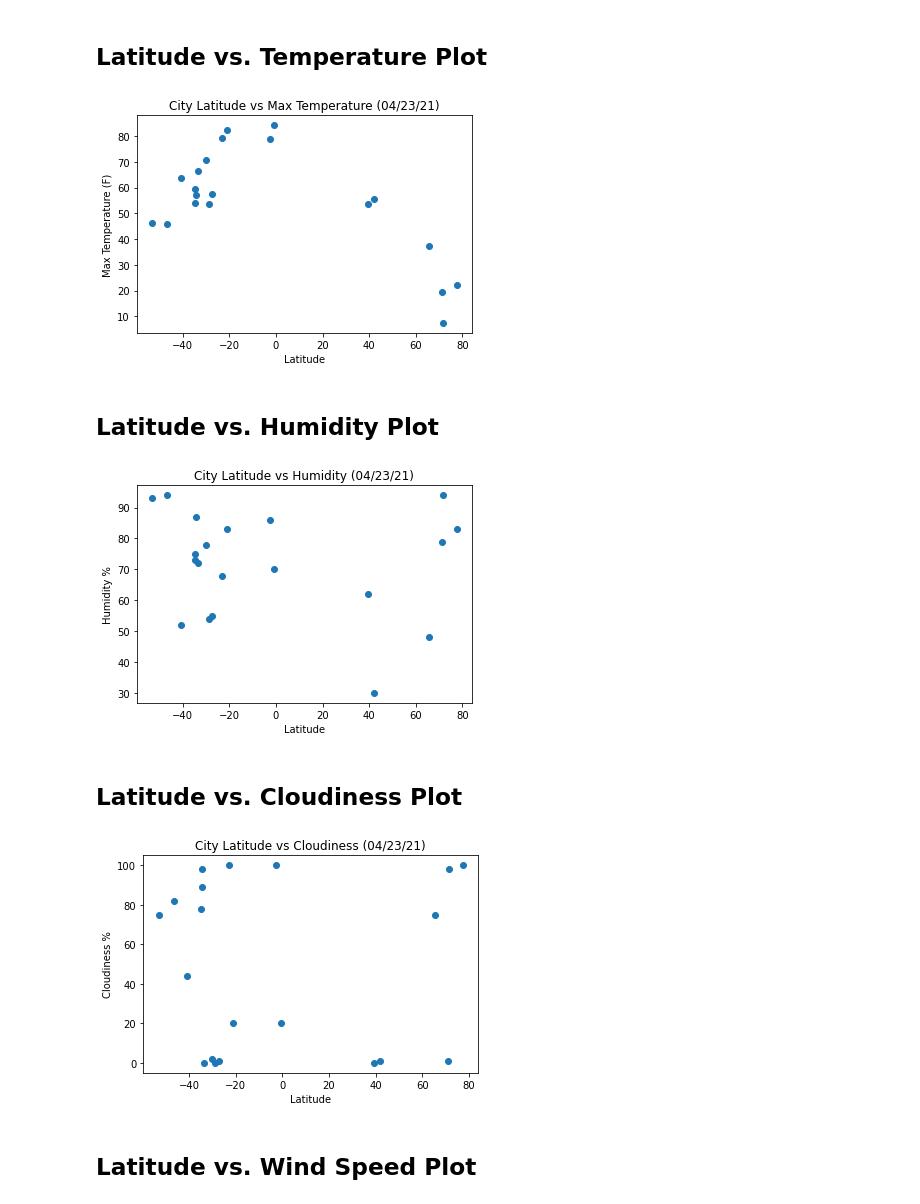
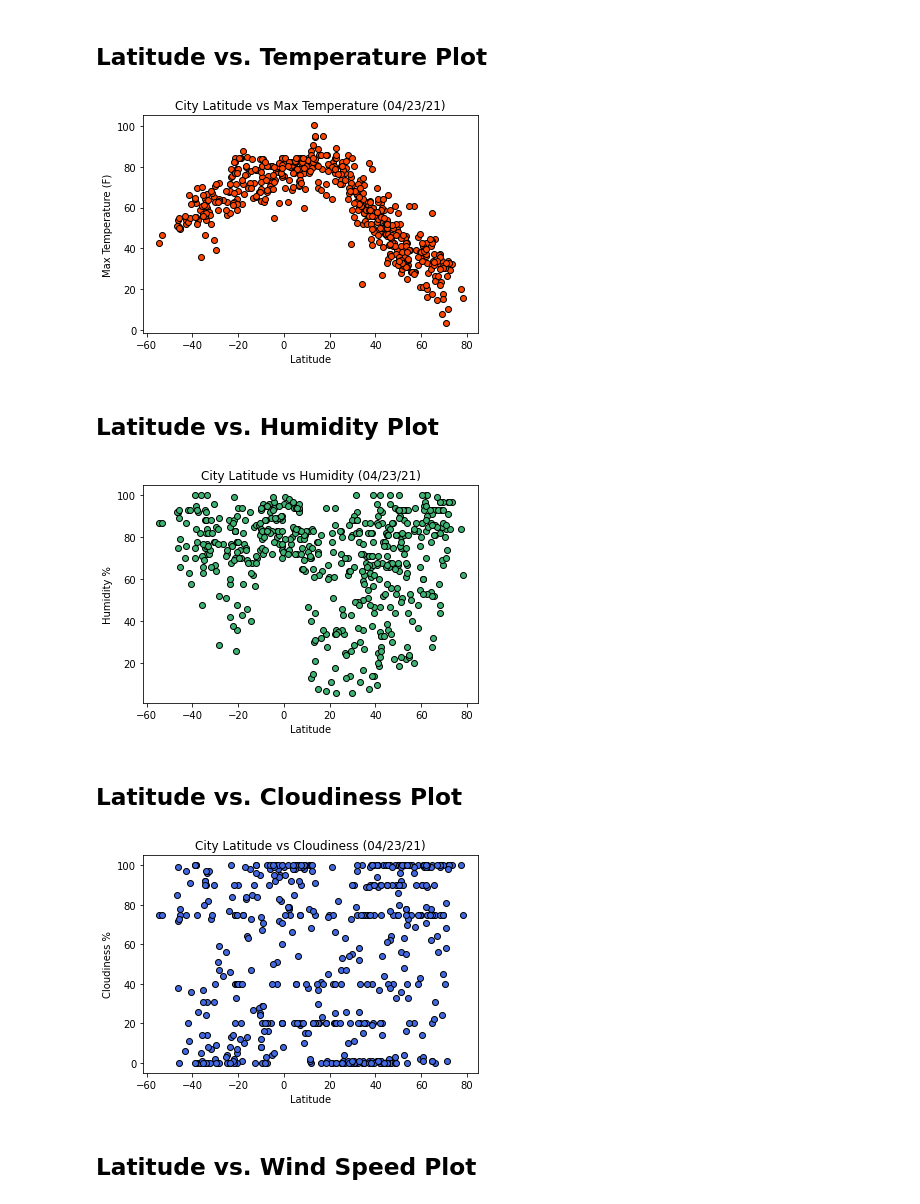
Before and after one commit to Pip85/practice-api, a Jupyter notebook: WeatherPy/WeatherPy.ipynb, the cells around one changed output. Saved outputs shown, nothing was run; the diff lists cells and outputs as text; code cells hidden in the pictures.

```diff
--- a/WeatherPy/WeatherPy.ipynb
+++ b/WeatherPy/WeatherPy.ipynb
@@ -32,19 +37,17 @@ lng_range = (-180, 180)
 lat_lngs = []
 cities = []
 
-cities_needed = 25
-counter = 25
-while len(cities) < cities_needed:
-    lats = np.random.uniform(lat_range[0], lat_range[1], size= counter)
-    lngs = np.random.uniform(lng_range[0], lng_range[1], size=counter)
-    lat_lngs = zip(lats, lngs)
+# Create a set of random lat and lng combinations
+lats = np.random.uniform(lat_range[0], lat_range[1], size=1500)
+lngs = np.random.uniform(lng_range[0], lng_range[1], size=1500)
+lat_lngs = zip(lats, lngs)
 
-    for lat_lng in lat_lngs:
-        city = citipy.nearest_city(lat_lng[0], lat_lng[1]).city_name
-
-        if city not in cities:
-            cities.append(city)
-    counter = counter - len(cities)
-
-print(len(cities))
+# Identify nearest city for each lat, lng combination
+for lat_lng in lat_lngs:
+    city = citipy.nearest_city(lat_lng[0], lat_lng[1]).city_name
+# If the city is unique, then add it to a our cities list
+    if city not in cities:
+        cities.append(city)
+# Print the city count to confirm sufficient count
+len(cities)
 # %% [output]
@@ -240,37 +231,40 @@ clean_city_df
 # %%
 x_axis = clean_city_df["Lat"]
 y_axis = clean_city_df["Max Temp"]
-plt.scatter(x_axis, y_axis, marker = "o", cmap="viridis")
+plt.scatter(x_axis, y_axis, marker = "o", color = "orangered", edgecolor = "black")
 plt.title("City Latitude vs Max Temperature (04/23/21)")
 plt.xlabel("Latitude")
 plt.ylabel("Max Temperature (F)")
+plt.savefig("output_data/City Latitude vs Max Temperature.png")
 plt.show()
 # %% [output]
-[figure, old version]
+[figure, new version]
 # %% [markdown]
 ## Latitude vs. Humidity Plot
 # %%
 x_axis = clean_city_df["Lat"]
 y_axis = clean_city_df["Humidity"]
-plt.scatter(x_axis, y_axis, marker = "o", cmap="viridis")
+plt.scatter(x_axis, y_axis, marker = "o", color = "mediumseagreen", edgecolor = "black")
 plt.title("City Latitude vs Humidity (04/23/21)")
 plt.xlabel("Latitude")
 plt.ylabel("Humidity %")
+plt.savefig("output_data/City Latitude vs Humidity.png")
 plt.show()
 # %% [output]
-[figure, old version]
+[figure, new version]
 # %% [markdown]
 ## Latitude vs. Cloudiness Plot
 # %%
 x_axis = clean_city_df["Lat"]
 y_axis = clean_city_df["Cloudiness"]
-plt.scatter(x_axis, y_axis, marker = "o", cmap="viridis")
+plt.scatter(x_axis, y_axis, marker = "o", color = "royalblue", edgecolor = "black")
 plt.title("City Latitude vs Cloudiness (04/23/21)")
 plt.xlabel("Latitude")
 plt.ylabel("Cloudiness %")
+plt.savefig("output_data/City Latitude vs Cloudiness.png")
 plt.show()
 # %% [output]
-[figure, old version]
+[figure, new version]
 # %% [markdown]
 ## Latitude vs. Wind Speed Plot
 # %%
```
Also changed, not shown: parts of 18 cells of this notebook, 16 other files.
